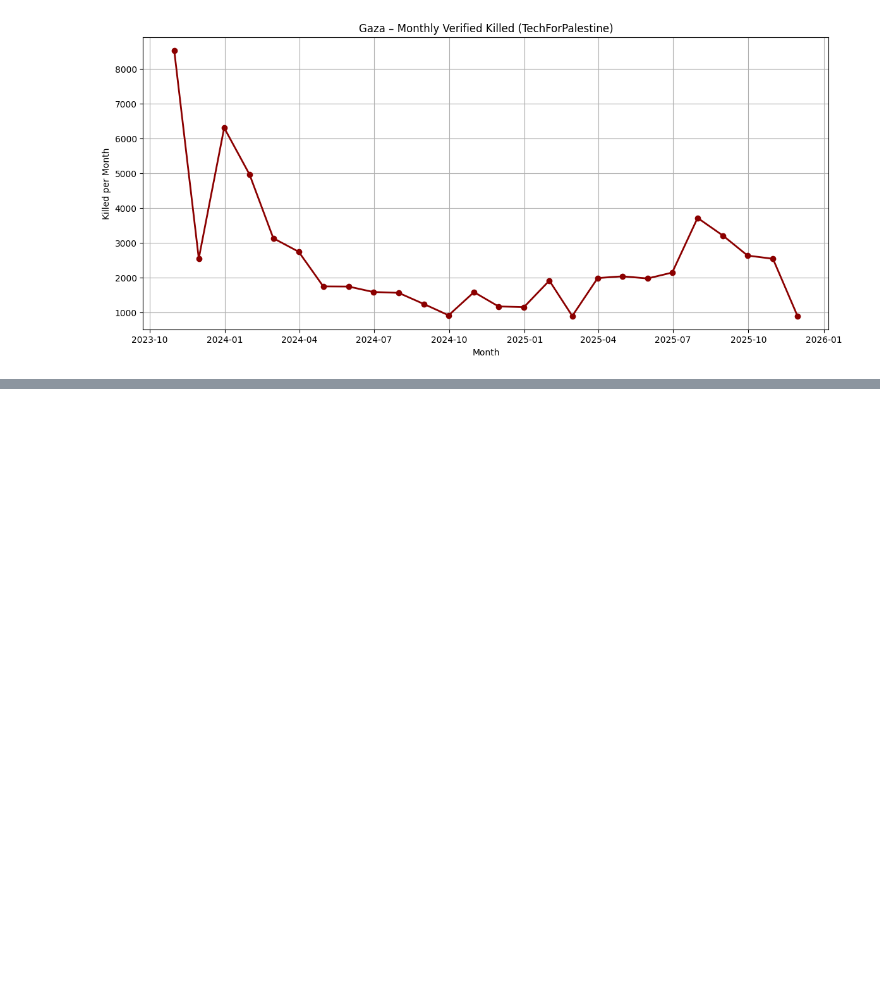
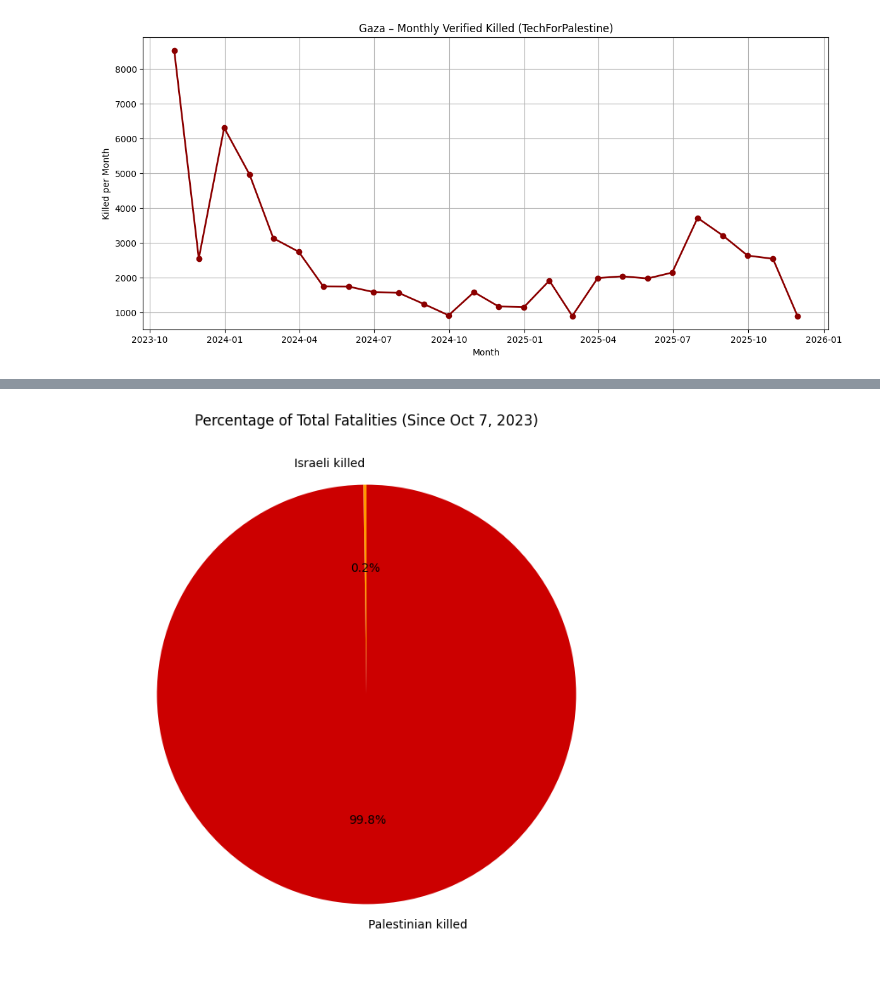
Before and after one commit to zvelegrakis/projects, a Jupyter notebook: projects/000_p1/notebooks/exploration.ipynb, the cells around one changed output, grey strips where cells are left out. Cells and saved outputs as stored; diff of their text form; code cells hidden in the pictures; blank space fills up the shorter version.

```diff
--- a/projects/000_p1/notebooks/exploration.ipynb
+++ b/projects/000_p1/notebooks/exploration.ipynb
@@ -344,0 +517,80 @@ plt.show()
+# %%
+import pandas as pd
+import matplotlib.pyplot as plt
+
+DATA_PATH = "../data/"
+
+# -----------------------------
+# 1. Load Israeli fatalities
+# -----------------------------
+df_pol = pd.read_csv(DATA_PATH + "israel_political_violence.csv")
+
+# Create proper datetime column
+df_pol["date_str"] = df_pol["Year"].astype(str) + "-" + df_pol["Month"].astype(str)
+df_pol["date"] = pd.to_datetime(df_pol["date_str"], format="%Y-%B")
+
+# Filter AFTER Oct 7 2023
+df_isr_recent = df_pol[df_pol["date"] >= "2023-10-07"]
+isr_total_killed = df_isr_recent["Fatalities"].sum()
+
+
+# -----------------------------
+# 2. Load West Bank fatalities
+# -----------------------------
+df_wb = pd.read_csv(DATA_PATH + "west_bank_daily.csv")
+df_wb.columns = [c.replace(" ", "_") for c in df_wb.columns]
+
+df_wb["report_date"] = pd.to_datetime(df_wb["report_date"])
+df_wb_recent = df_wb[df_wb["report_date"] >= "2023-10-07"]
+
+wb_killed = df_wb_recent["verified.killed"].sum()
+
+
+# -----------------------------
+# 3. Load Gaza fatalities
+# -----------------------------
+df_gz = pd.read_csv(DATA_PATH + "casualties_daily_gaza.csv")
+df_gz.columns = [c.replace(" ", "_") for c in df_gz.columns]
+
+df_gz["report_date"] = pd.to_datetime(df_gz["report_date"])
+df_gz_recent = df_gz[df_gz["report_date"] >= "2023-10-07"]
+
+gaza_killed = df_gz_recent["killed"].sum()
+
+
+# -----------------------------
+# 4. Combine totals
+# -----------------------------
+palestinian_total = gaza_killed + wb_killed
+israeli_total = isr_total_killed
+
+# Avoid division by zero
+total_all = palestinian_total + israeli_total
+
+p_pal = palestinian_total / total_all * 100
+p_isr = israeli_total / total_all * 100
+
+
+# -----------------------------
+# 5. Display results
+# -----------------------------
+print("Israeli killed since Oct 7 2023:", israeli_total)
+print("Palestinians killed since Oct 7 2023:", palestinian_total)
+print("Percent Israeli:", round(p_isr, 2), "%")
+print("Percent Palestinian:", round(p_pal, 2), "%")
+
+
+# -----------------------------
+# 6. Pie chart
+# -----------------------------
+plt.figure(figsize=(8, 8))
+plt.pie(
+    [israeli_total, palestinian_total],
+    labels=["Israeli killed", "Palestinian killed"],
+    autopct="%1.1f%%",
+    colors=["#ff9900", "#cc0000"],
+    startangle=90
+)
+plt.title("Percentage of Total Fatalities (Since Oct 7, 2023)")
+plt.show()
+# %% [output]
@@ -344,0 +601 @@ plt.show()
+[figure, added]
```
Also changed, not shown: parts of 8 cells of this notebook, 2 other files.
